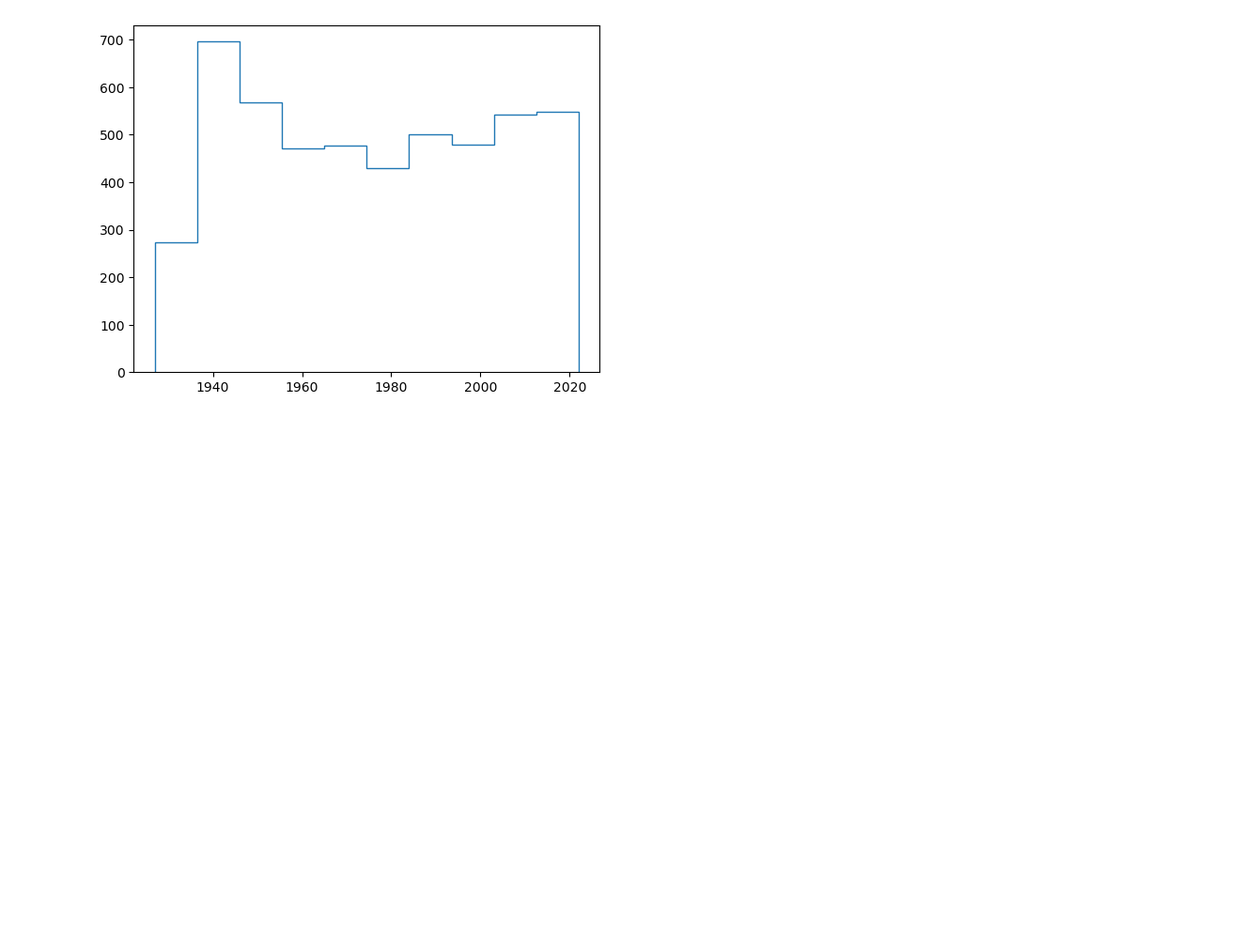
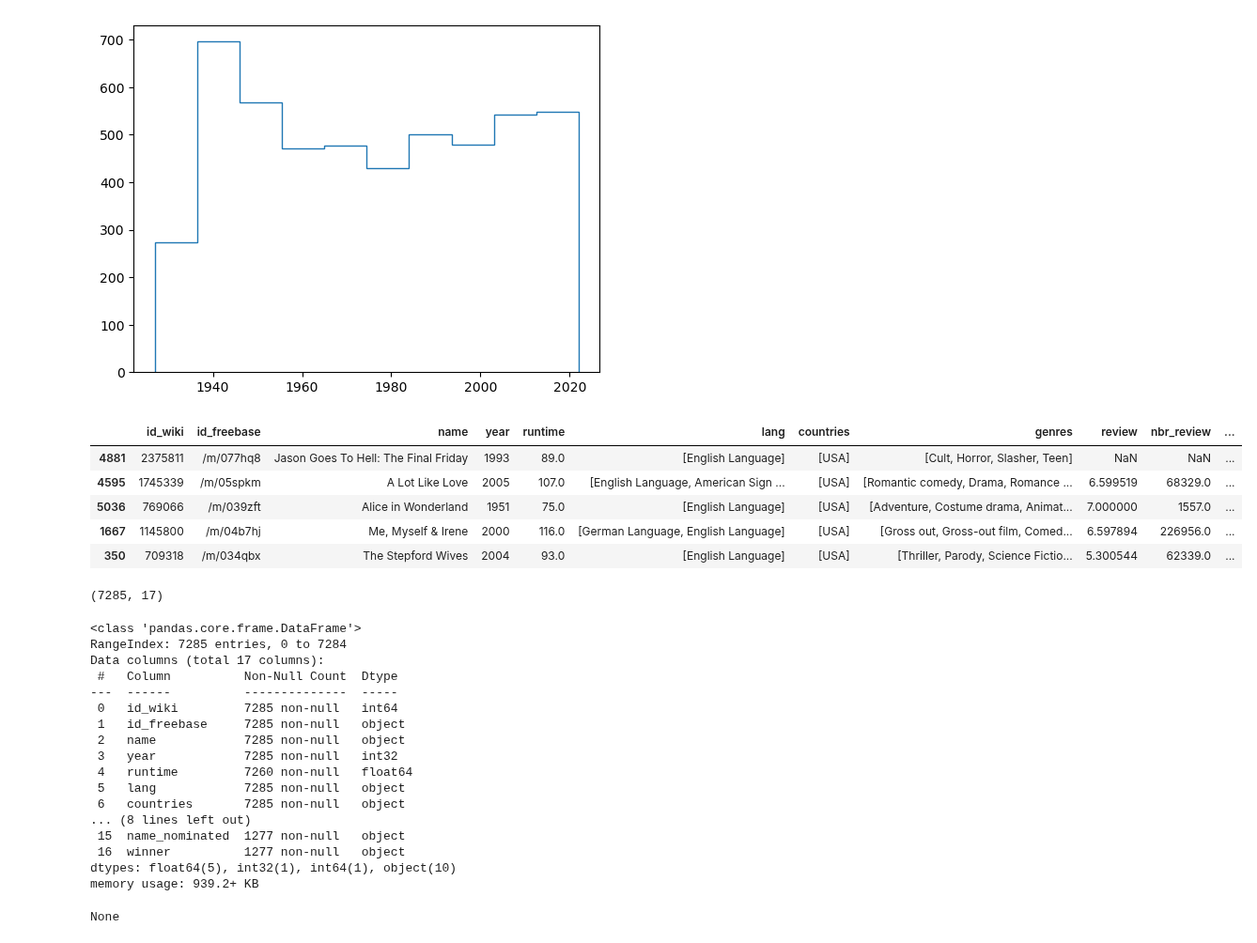
Before and after one commit to epfl-ada/ada-2023-project-thewestbobers, a Jupyter notebook: milestoneP3.ipynb, the cells around one changed output. Shown at 94% size. Saved outputs shown, nothing was run; the diff lists cells and outputs as text; code cells hidden in the pictures; blank space fills up the shorter version.

Commit message:
Mehdi: Run M2 at beginning & fused awards

```diff
--- a/milestoneP3.ipynb
+++ b/milestoneP3.ipynb
@@ -197,3 +231,36 @@ plt.hist(awards_condensed.year, histtype='step')
         2003. , 2012.5, 2022. ]),
  [<matplotlib.patches.Polygon at 0x...>])
 [figure]
+# %%
+movies3 = movies2_clean.copy()
+movies3 = pd.merge(movies2_clean, awards_condensed, on=['name', 'year'], how='left')
+
+display(movies3.sample(5))
+display(movies3.shape)
+display(movies3.info())
+# %% [output]
+|  | id_wiki | id_freebase | name | year | runtime | lang | countries | genres | review | nbr_review | ... |
+| 4881 | 2375811 | /m/077hq8 | Jason Goes To Hell: The Final Friday | 1993 | 89.0 | [English Language] | [USA] | [Cult, Horror, Slasher, Teen] | NaN | NaN | ... |
+| 4595 | 1745339 | /m/05spkm | A Lot Like Love | 2005 | 107.0 | [English Language, American Sign ... | [USA] | [Romantic comedy, Drama, Romance ... | 6.599519 | 68329.0 | ... |
+| 5036 | 769066 | /m/039zft | Alice in Wonderland | 1951 | 75.0 | [English Language] | [USA] | [Adventure, Costume drama, Animat... | 7.000000 | 1557.0 | ... |
+| 1667 | 1145800 | /m/04b7hj | Me, Myself & Irene | 2000 | 116.0 | [German Language, English Language] | [USA] | [Gross out, Gross-out film, Comed... | 6.597894 | 226956.0 | ... |
+| 350 | 709318 | /m/034qbx | The Stepford Wives | 2004 | 93.0 | [English Language] | [USA] | [Thriller, Parody, Science Fictio... | 5.300544 | 62339.0 | ... |
+(7285, 17)
+<class 'pandas.core.frame.DataFrame'>
+RangeIndex: 7285 entries, 0 to 7284
+Data columns (total 17 columns):
+ #   Column          Non-Null Count  Dtype
+---  ------          --------------  -----
+ 0   id_wiki         7285 non-null   int64
+ 1   id_freebase     7285 non-null   object
+ 2   name            7285 non-null   object
+ 3   year            7285 non-null   int32
+ 4   runtime         7260 non-null   float64
+ 5   lang            7285 non-null   object
+ 6   countries       7285 non-null   object
+... (8 lines left out)
+ 15  name_nominated  1277 non-null   object
+ 16  winner          1277 non-null   object
+dtypes: float64(5), int32(1), int64(1), object(10)
+memory usage: 939.2+ KB
+None
```
Also changed, not shown: parts of 5 cells of this notebook.
